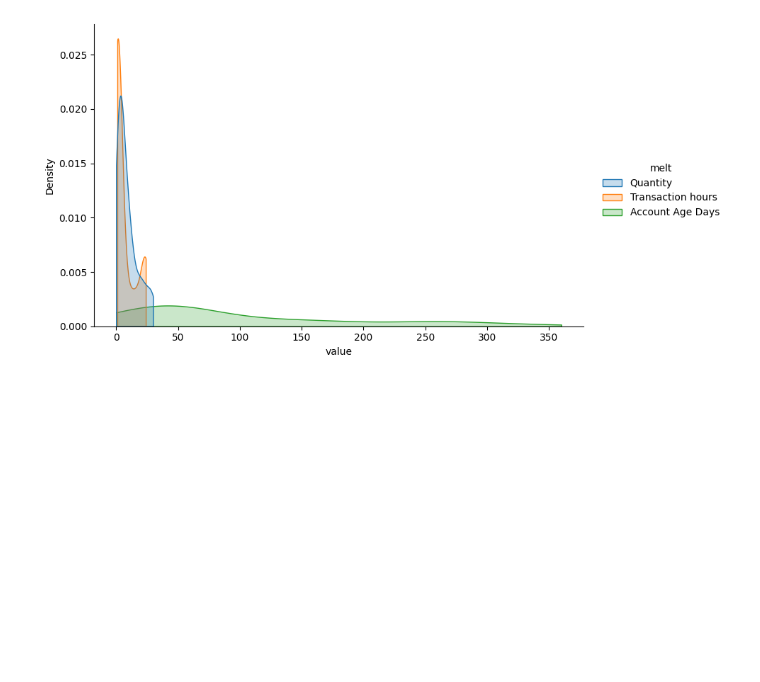
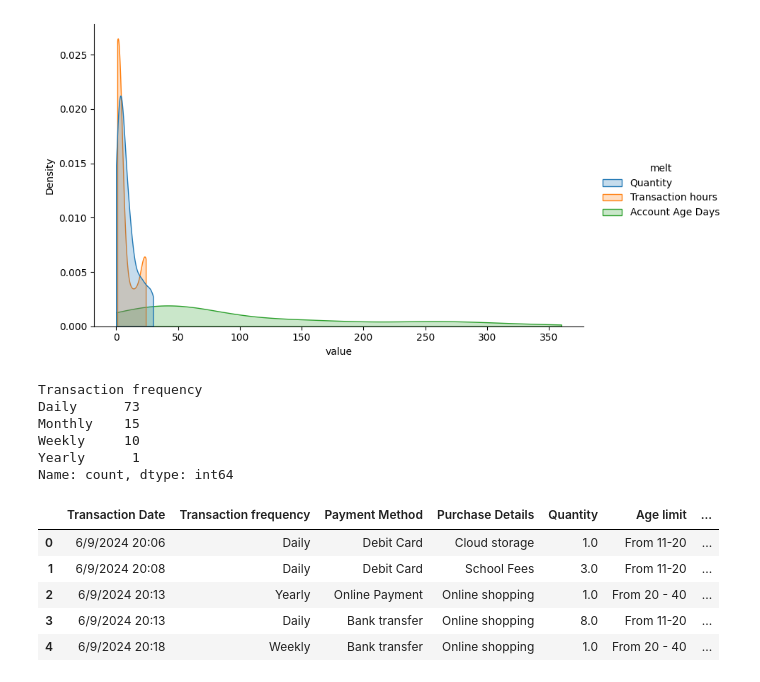
Before and after one commit to jonathanwise123/Sales_Performance_Analysis, a Jupyter notebook: Clustering_Analysis.ipynb, the cells around one changed output. Drawn from its saved outputs; the diff is of its cells as text; code cells hidden in the pictures; blank space fills up the shorter version.

```diff
--- a/Clustering_Analysis.ipynb
+++ b/Clustering_Analysis.ipynb
@@ -86,3 +86,28 @@ sns.displot(data=df2_long, x='value', hue='melt', kind="kde", fill=True, legend=
 plt.show()
 # %% [output]
 [figure]
+# %%
+df2['Transaction frequency'].value_counts()
+# %% [output]
+Transaction frequency
+Daily      73
+Monthly    15
+Weekly     10
+Yearly      1
+Name: count, dtype: int64
+# %%
+# Create a dictionary to map unique values to numerical categories
+age_limit_mapping = {'From 11-20': 1, 'From 20 - 40': 2, 'From 40 - 50': 3}
+
+# Use the map() function to assign numerical values to the 'Age limit' column
+df2['Age limit category'] = df2['Age limit'].map(age_limit_mapping)
+
+# Display the updated DataFrame
+df2.head()
+# %% [output]
+|  | Transaction Date | Transaction frequency | Payment Method | Purchase Details | Quantity | Age limit | ... |
+| 0 | 6/9/2024 20:06 | Daily | Debit Card | Cloud storage | 1.0 | From 11-20 | ... |
+| 1 | 6/9/2024 20:08 | Daily | Debit Card | School Fees | 3.0 | From 11-20 | ... |
+| 2 | 6/9/2024 20:13 | Yearly | Online Payment | Online shopping | 1.0 | From 20 - 40 | ... |
+| 3 | 6/9/2024 20:13 | Daily | Bank transfer | Online shopping | 8.0 | From 11-20 | ... |
+| 4 | 6/9/2024 20:18 | Weekly | Bank transfer | Online shopping | 1.0 | From 20 - 40 | ... |
```
